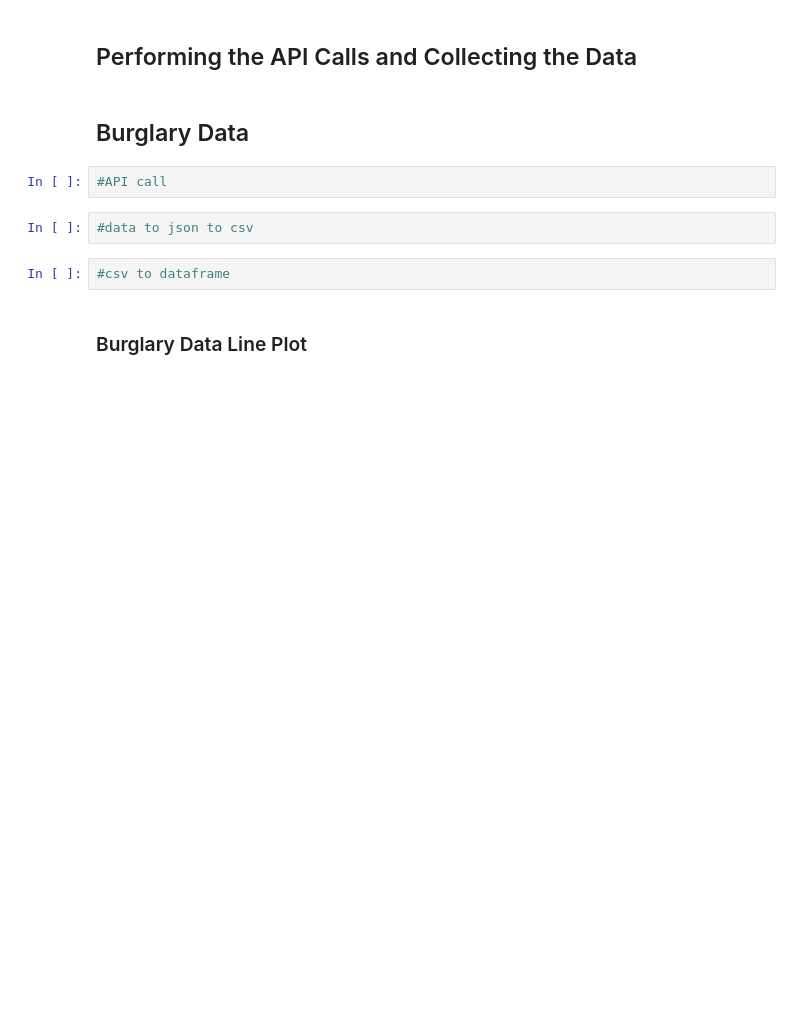
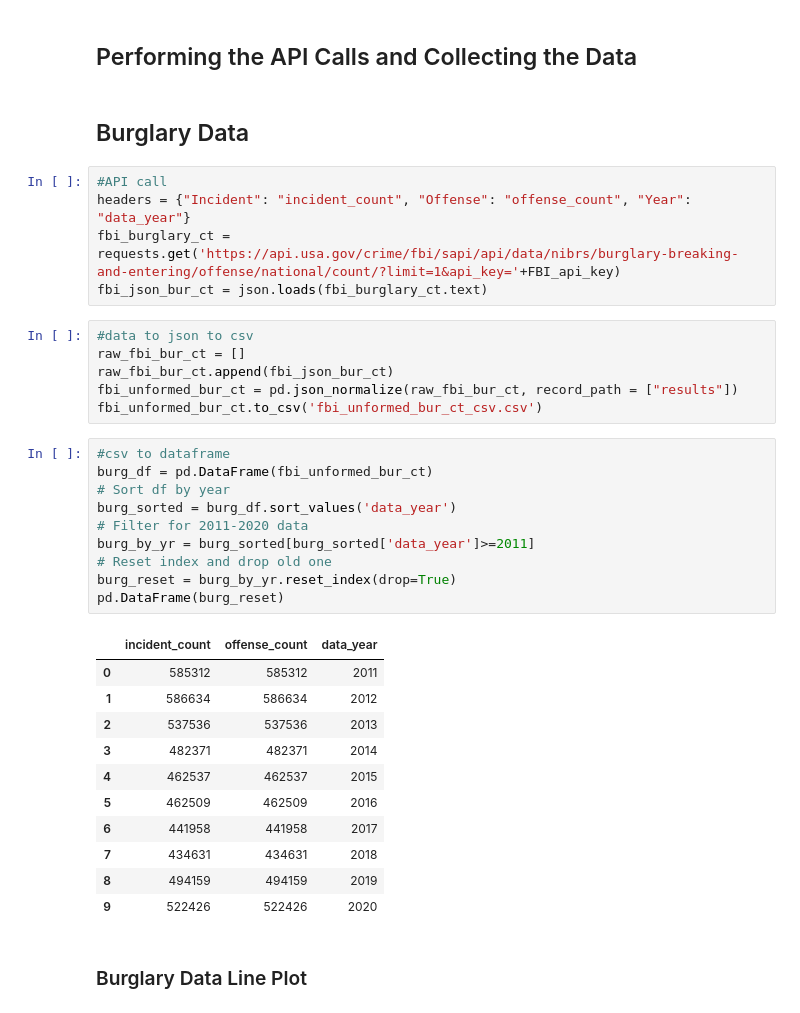
Before and after one commit to HeatherLD/API-Project, a Jupyter notebook: Final_Draft.ipynb, the cells around one changed output. Cells and saved outputs as stored; diff of their text form; blank space fills up the shorter version.

```diff
--- a/Final_Draft.ipynb
+++ b/Final_Draft.ipynb
@@ -37,10 +40,37 @@ import prettytable
 ## Burglary Data
 # %%
 #API call
+headers = {"Incident": "incident_count", "Offense": "offense_count", "Year": "data_year"}
+fbi_burglary_ct = requests.get('https://api.usa.gov/crime/fbi/sapi/api/data/nibrs/burglary-breaking-and-entering/offense/national/count/?limit=1&api_key='+FBI_api_key)
+fbi_json_bur_ct = json.loads(fbi_burglary_ct.text)
 # %%
 #data to json to csv
+raw_fbi_bur_ct = []
+raw_fbi_bur_ct.append(fbi_json_bur_ct)
+fbi_unformed_bur_ct = pd.json_normalize(raw_fbi_bur_ct, record_path = ["results"])
+fbi_unformed_bur_ct.to_csv('fbi_unformed_bur_ct_csv.csv')
 # %%
 #csv to dataframe
+burg_df = pd.DataFrame(fbi_unformed_bur_ct)
+# Sort df by year
+burg_sorted = burg_df.sort_values('data_year')
+# Filter for 2011-2020 data
+burg_by_yr = burg_sorted[burg_sorted['data_year']>=2011]
+# Reset index and drop old one
+burg_reset = burg_by_yr.reset_index(drop=True)
+pd.DataFrame(burg_reset)
+# %% [output]
+|  | incident_count | offense_count | data_year |
+| 0 | 585312 | 585312 | 2011 |
+| 1 | 586634 | 586634 | 2012 |
+| 2 | 537536 | 537536 | 2013 |
+| 3 | 482371 | 482371 | 2014 |
+| 4 | 462537 | 462537 | 2015 |
+| 5 | 462509 | 462509 | 2016 |
+| 6 | 441958 | 441958 | 2017 |
+| 7 | 434631 | 434631 | 2018 |
+| 8 | 494159 | 494159 | 2019 |
+| 9 | 522426 | 522426 | 2020 |
 # %% [markdown]
 ### Burglary Data Line Plot
 # %%
```
Also changed, not shown: parts of 10 cells of this notebook, 1 other file.
